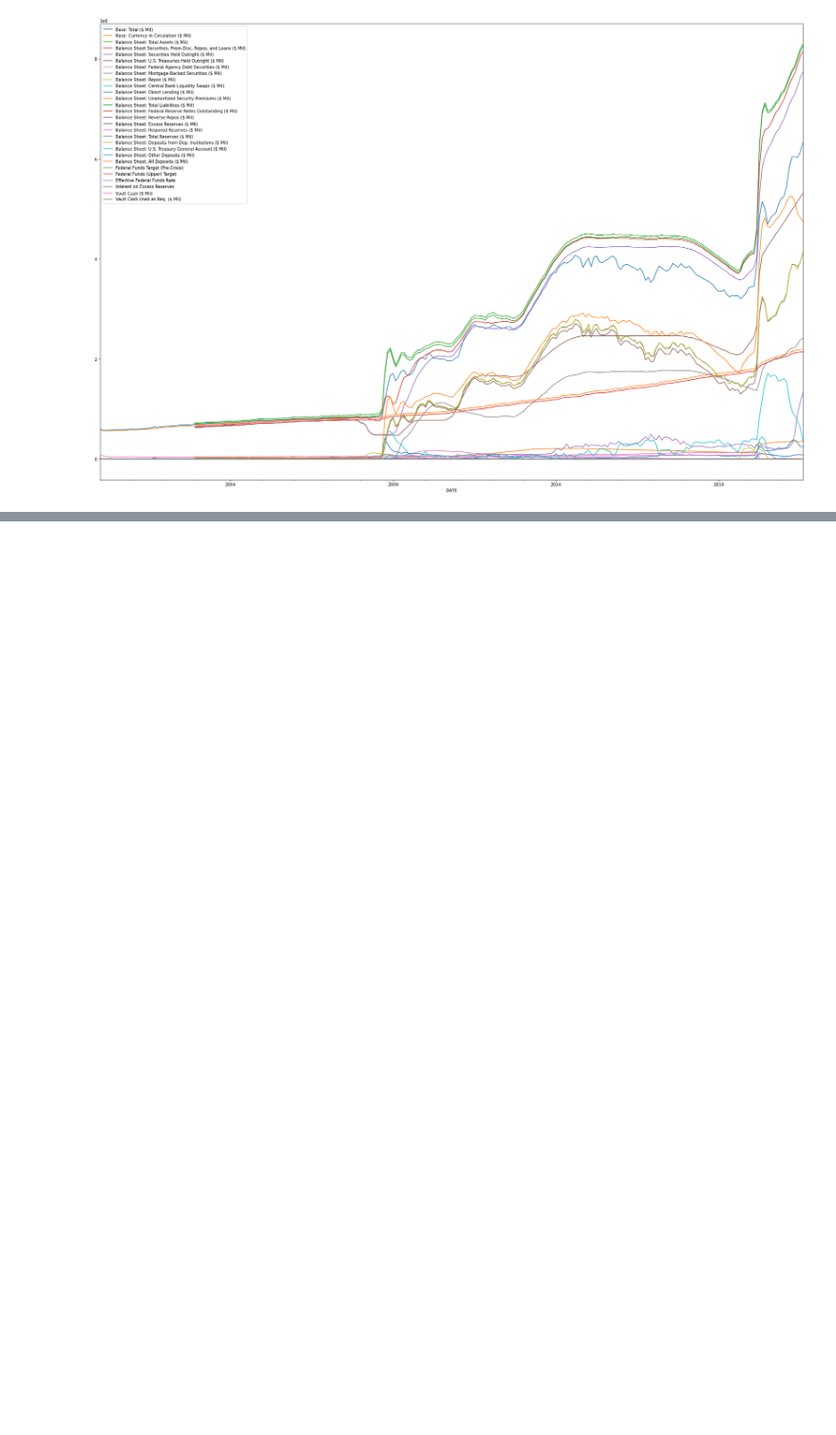
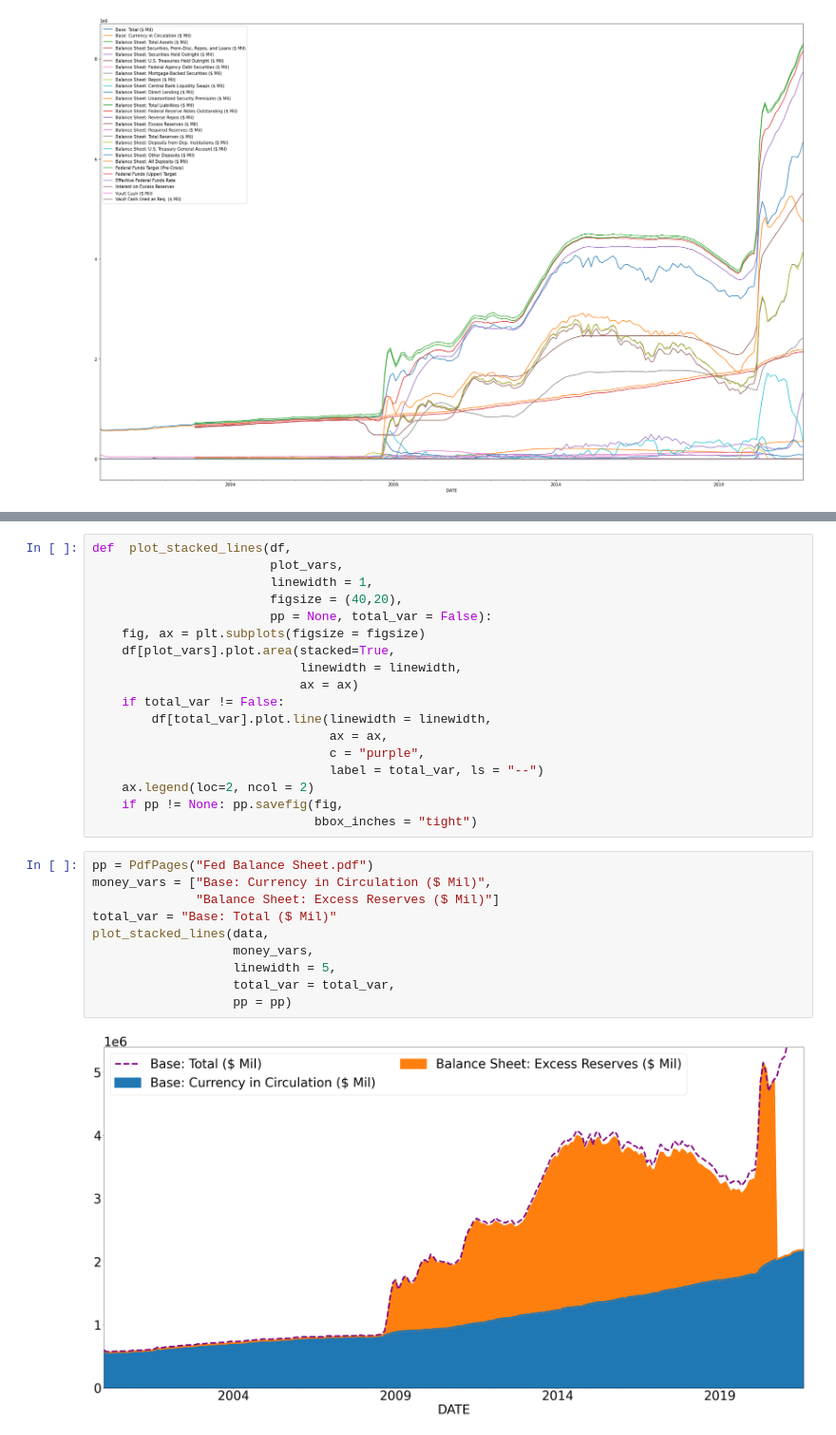
Before and after one commit to jacobradke/jacobradke, a Jupyter notebook: In Class Projects/Project 6 - Visualizing Monetary Policy.ipynb, the cells around one changed output, grey strips where cells are left out. Shown at 95% size. Saved outputs shown, nothing was run; the diff lists cells and outputs as text; blank space fills up the shorter version.

```diff
--- a/In Class Projects/Project 6 - Visualizing Monetary Policy.ipynb
+++ b/In Class Projects/Project 6 - Visualizing Monetary Policy.ipynb
@@ -126,0 +182,30 @@ data.plot(ax = ax);
+# %%
+def  plot_stacked_lines(df,
+                        plot_vars,
+                        linewidth = 1,
+                        figsize = (40,20),
+                        pp = None, total_var = False):
+    fig, ax = plt.subplots(figsize = figsize)
+    df[plot_vars].plot.area(stacked=True,
+                            linewidth = linewidth,
+                            ax = ax)
+    if total_var != False:
+        df[total_var].plot.line(linewidth = linewidth,
+                                ax = ax,
+                                c = "purple",
+                                label = total_var, ls = "--")
+    ax.legend(loc=2, ncol = 2)
+    if pp != None: pp.savefig(fig,
+                              bbox_inches = "tight")
+# %%
+pp = PdfPages("Fed Balance Sheet.pdf")
+money_vars = ["Base: Currency in Circulation ($ Mil)",
+              "Balance Sheet: Excess Reserves ($ Mil)"]
+total_var = "Base: Total ($ Mil)"
+plot_stacked_lines(data,
+                   money_vars,
+                   linewidth = 5,
+                   total_var = total_var,
+                   pp = pp)
+# %% [output]
+[figure, added]
```
Also changed, not shown: parts of 11 cells of this notebook, 2 other files.
